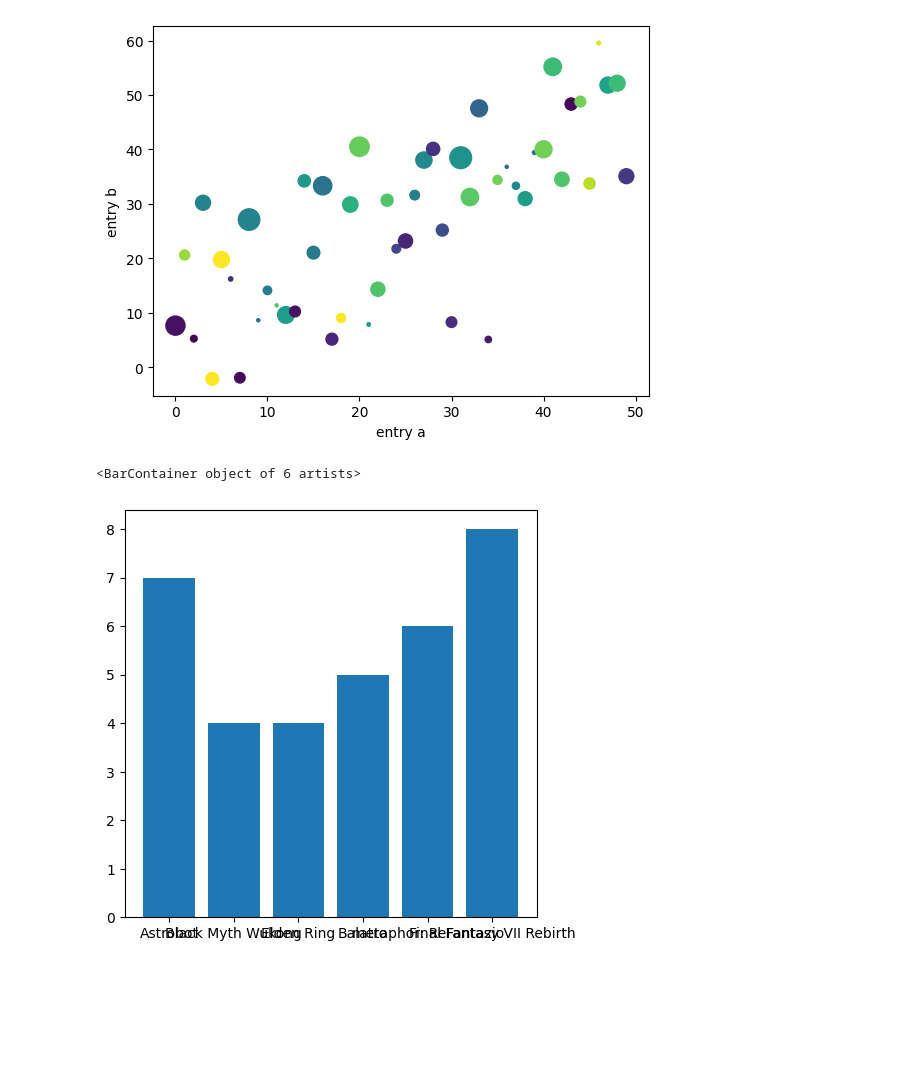
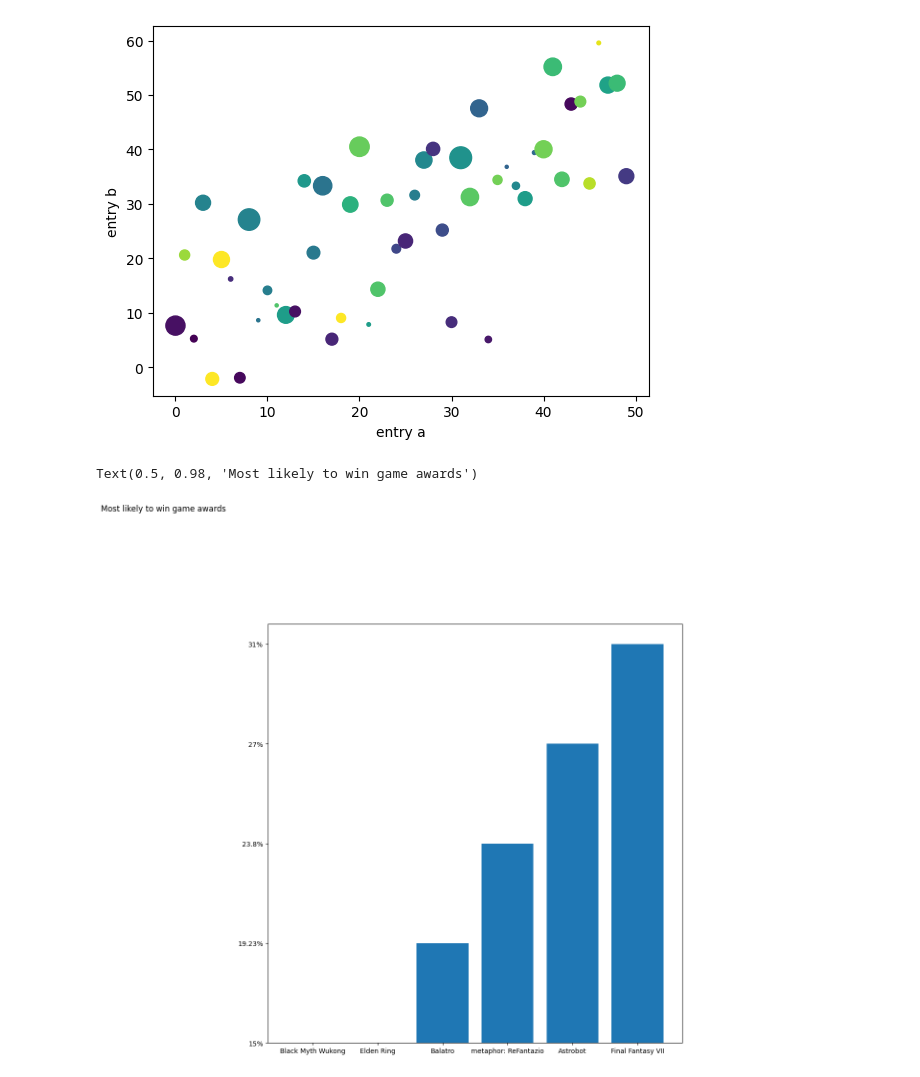
Before and after one commit to CSD-ComputerScience-24-25/codespaces-jupyter, a Jupyter notebook: Noah/MatPlotLib.ipynb, the cells around one changed output. Cells and saved outputs as stored; diff of their text form; code cells hidden in the pictures; blank space fills up the shorter version.

```diff
--- a/Noah/MatPlotLib.ipynb
+++ b/Noah/MatPlotLib.ipynb
@@ -74,14 +74,18 @@ plt.show()
 [figure]
 # %%
 import matplotlib.pyplot as plt
-names = ['Astrobot', 'Black Myth Wukong', 'Elden Ring', 'Balatro', 'metaphor: ReFantazio', 'Final Fantasy VII Rebirth']
+names = [ 'Black Myth Wukong', 'Elden Ring', 'Balatro', 'metaphor: ReFantazio', 'Astrobot', 'Final Fantasy VII']
 #out of 26 awards
-values =[7, 4, 4, 5, 6, 8  ]
+#awards =[7, 4, 4, 5, 6, 8 ]
+awards =[ '15%', '15%', '19.23%', '23.8%', '27%' ,'31%']
 
-plt.figure(figsize=(50,18))
 
-plt.subplot(389)
-plt.bar(names, values)
+plt.figure(figsize=(105,25))
+
+plt.subplot(285)
+plt.bar(names, awards)
+
+plt.suptitle('Most likely to win game awards')
 # %% [output]
-<BarContainer object of 6 artists>
+Text(0.5, 0.98, 'Most likely to win game awards')
-[figure, old version]
+[figure, new version]
```
